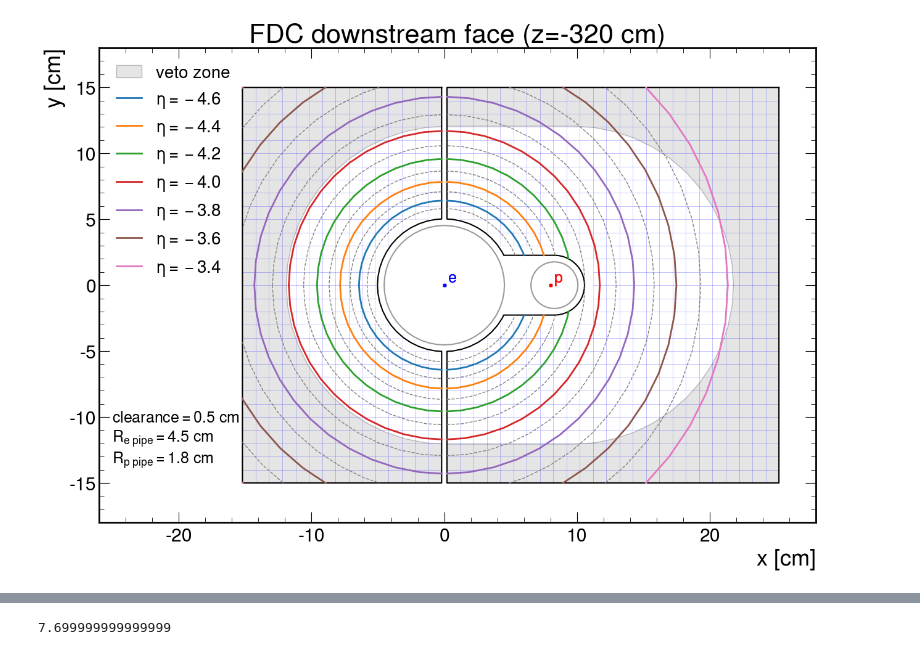
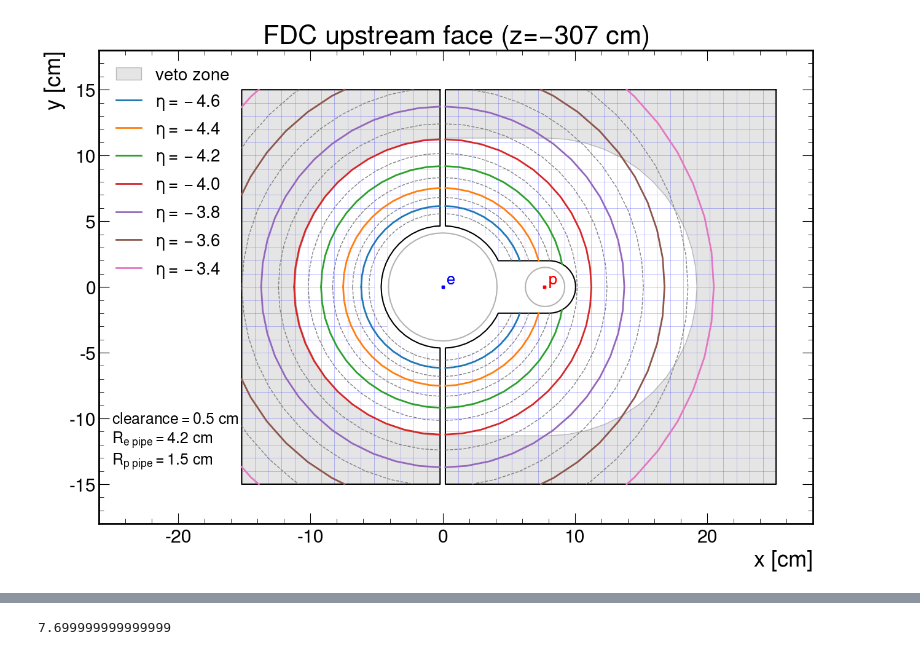
Before and after one commit to sebouh137/backwards_insert, a Jupyter notebook: TransverseStructure.ipynb, the cells around one changed output, grey strips where cells are left out. Drawn from its saved outputs; the diff is of its cells as text; code cells hidden in the pictures.

Commit message:
updated all notebooks for plotting

```diff
--- a/TransverseStructure.ipynb
+++ b/TransverseStructure.ipynb
@@ -100,7 +105,7 @@ def eta_plot(pos='downstream', var='eta', showMoliere=False, moliereRadius=2.1,
     tot_area=0
     plt.subplots(1,1, figsize=(15,10))
     phi=np.linspace(-np.pi, np.pi, 49)
-    pipe1=shapely.Polygon(zip(R1*np.cos(phi), R1*np.sin(phi)))
+    pipe1=shapely.Polygon(zip(R1*np.cos(phi)+X1, R1*np.sin(phi)))
     pipe2=shapely.Polygon(zip(R2*np.cos(phi)+X2, R2*np.sin(phi)))
 
 
@@ -133,8 +138,9 @@ def eta_plot(pos='downstream', var='eta', showMoliere=False, moliereRadius=2.1,
         right_half = both_halves.geoms[1]
     elif shape=='rect':
         #outer_radius=det
+
+        #rect1 = rect(-det_width/2-LRgap/2, -det_height/2, det_width/2+LRgap/2, det_height/2)
         rect1 = rect(-det_height/2-LRgap/2, -det_height/2, det_width-det_height/2+LRgap/2, det_height/2)
-
         both_halves=rect1 \
                 -hole - rect(-LRgap/2, -det_height/2, LRgap/2, det_height/2)
         left_half = both_halves.geoms[0]
@@ -161,23 +167,24 @@ def eta_plot(pos='downstream', var='eta', showMoliere=False, moliereRadius=2.1,
         plt.plot(*pipe2.exterior.xy, **arg)
         print(R1, R2)
     else :
-        #evaluate beampipe position, radius at upstream z
-        R1us=4.281+(4.21-4.281)*(z-(-269.72))/14.21
-        R2us=1.574+(1.519-1.574)*(z-(-269.72))/14.21
-        X2us=6.825+(6.407-6.825)*(z-(-269.72))/14.21
+
         #print(R1us, R2us)
         arg=dict(color='0.7')
-        plt.plot(R1us*np.cos(phi), R1us*np.sin(phi), **arg)
+        plt.plot(R1us*np.cos(phi)+X1us, R1us*np.sin(phi), **arg)
         plt.plot(R2us*np.cos(phi)+X2us, R2us*np.sin(phi), **arg)
 
     #ECAL
     #inner radius of the support
+
     ECAL_radius=flange_radius+ECAL_clearance_TB-ECAL_support_width
     ECAL_width=flange_width+ECAL_clearance_R+ECAL_clearance_L-2*ECAL_support_width
     ECAL_offset_L=-ECAL_clearance_L+ECAL_clearance_TB
     ECAL_offset_R=ECAL_width-2*ECAL_radius+ECAL_offset_L
-
-    s=320/195
+    print("ECal radius", ECAL_radius)
+    print("ECal width", ECAL_width)
+    print("Ecal offset L", ECAL_offset_L)
+    print("Ecal offset R", ECAL_offset_R)
+    s=z_upstream/-195
     circ1 = shapely.Polygon(zip(s*ECAL_radius*np.cos(phi)+s*ECAL_offset_L, s*ECAL_radius*np.sin(phi)))
     circ2 = shapely.Polygon(zip(s*ECAL_radius*np.cos(phi)+s*ECAL_offset_R, s*ECAL_radius*np.sin(phi)))
     rect1= rect(ECAL_offset_L*s, -s*ECAL_radius, ECAL_offset_R*s, s*ECAL_radius)
@@ -185,12 +192,23 @@ def eta_plot(pos='downstream', var='eta', showMoliere=False, moliereRadius=2.1,
     print(ECAL_shadow.exterior.xy)
     for i, half in enumerate([left_half, right_half]):
         half_veto_region=(half-ECAL_shadow)
-        xy=list(zip(*half_veto_region.exterior.xy))
-        xy.append(xy[0])
-        veto_area+=half_veto_region.area
-        plt.gca().add_patch(\
-            mpl.patches.Polygon(xy, color='0.8', alpha=0.5, label=f'veto zone' if i==1 else None,\
-                               zorder=-5, ls='-',ec='0.5'))
+        if type(half_veto_region) != shapely.MultiPolygon:
+            xy=list(zip(*half_veto_region.exterior.xy))
+            xy.append(xy[0])
+            veto_area+=half_veto_region.area
+            plt.gca().add_patch(\
+                mpl.patches.Polygon(xy, color='0.8', alpha=0.5, label=f'veto zone' if i==1 else None,\
+                                   zorder=-5, ls='-',ec='0.5'))
+        else :
+            for geom in half_veto_region.geoms:
+                xy=list(zip(*geom.exterior.xy))
+                xy.append(xy[0])
+                veto_area+=half_veto_region.area
+                plt.gca().add_patch(\
+                    mpl.patches.Polygon(xy, color='0.8', alpha=0.5, label=f'veto zone' if i==1 else None,\
+                                       zorder=-5, ls='-',ec='0.5'))
+                i+=1
+
 
     print(f"veto zone area: {veto_area:.0f} cm^2")
     print(f"tot area: {both_halves.area:.0f} cm^2")
@@ -234,7 +252,10 @@ def eta_plot(pos='downstream', var='eta', showMoliere=False, moliereRadius=2.1,
 
 
     if var == "eta":
-        mineta, maxeta=-4.7, -3.4
+        if z_upstream > -310:
+            mineta, maxeta=-4.7, -3.4
+        else:
+            mineta, maxeta=-4.9, -3.4
         etas=np.linspace(mineta, maxeta, int(np.round((maxeta-mineta)/.1))+1)
         thetas=get_theta(etas)
     elif var=="theta":
@@ -263,12 +284,15 @@ def eta_plot(pos='downstream', var='eta', showMoliere=False, moliereRadius=2.1,
                     linestyle='--' if (j+1) %2 else '-', color='0.5' if (j+1)%2 else None,
                     lw=1 if (j+1)%2 else 2)
     plt.legend(fontsize=20, framealpha=1)
-    plt.title(f"FDC {pos} face (z={z:.0f} cm)")
+    plt.title(f"FDC {pos} face (z={z:.0f} cm)".replace("-", "$-$"))
     plt.xlabel("x [cm]")
     plt.ylabel("y [cm]")
-    plt.xlim(-26, 28)
-    plt.ylim(-18, 18)
-
+    if z_upstream > -310:
+        plt.xlim(-26, 28)
+        plt.ylim(-18, 18)
+    else :
+        plt.xlim(-26*1.3, 28*1.3)
+        plt.ylim(-18*1.3, 18*1.3)
     #draw x at electron and proton beam positions
     #a=0.25
     for c,p,x in ('b','e',0), ('r','p',0.025*abs(z)):
@@ -276,23 +300,23 @@ def eta_plot(pos='downstream', var='eta', showMoliere=False, moliereRadius=2.1,
             plt.plot([x], [0],marker='s', color=c, markersize=3)
             plt.text(x+0.3, 0+0.25, p, color=c, fontsize=18)
 
-    plt.text(-25, -15, f"clearance$={clearance:.1f}$ cm\n"+\
+    plt.text(-25 if z_upstream > -310 else -32.6, -15, f"clearance$={clearance:.1f}$ cm\n"+\
                        f"$R_{{e\\,\\,pipe}}={R1:.1f}$ cm\n"+\
                        f"$R_{{p\\,\\,pipe}}={R2:.1f}$ cm\n", fontsize=18)
 
-eta_plot("downstream", "eta")
-plt.savefig("images/downstream_eta_rings.pdf")
-plt.show()
+#eta_plot("downstream", "eta")
+#plt.savefig("images/downstream_eta_rings.pdf")
+#plt.show()
 
 eta_plot("upstream", "eta")
 plt.savefig("images/upstream_eta_rings.pdf")
 plt.show()
 
-eta_plot("downstream", "theta")
-plt.savefig("images/downstream_theta_rings.pdf")
-plt.show()
+#eta_plot("downstream", "theta")
+#plt.savefig("images/downstream_theta_rings.pdf")
+#plt.show()
 
-eta_plot("upstream", "theta")
-plt.savefig("images/upstream_theta_rings.pdf")
-plt.show()
+#eta_plot("upstream", "theta")
+#plt.savefig("images/upstream_theta_rings.pdf")
+#plt.show()
 # %% [output]
@@ -303 +330 @@ tot area: 1101 cm^2
-[figure, old version]
+[figure, new version]
```
Also changed, not shown: parts of 4 cells of this notebook, 4 other files.
